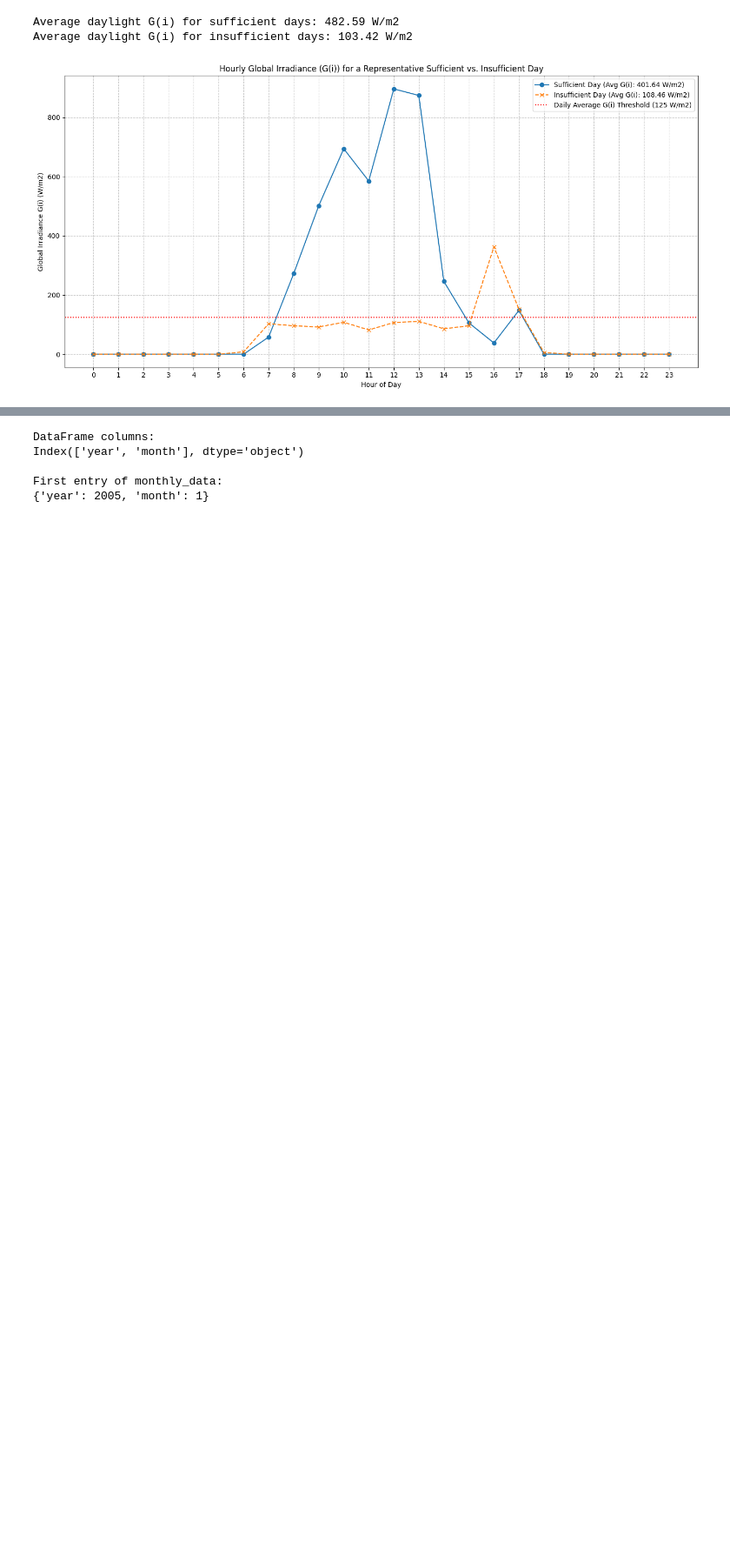
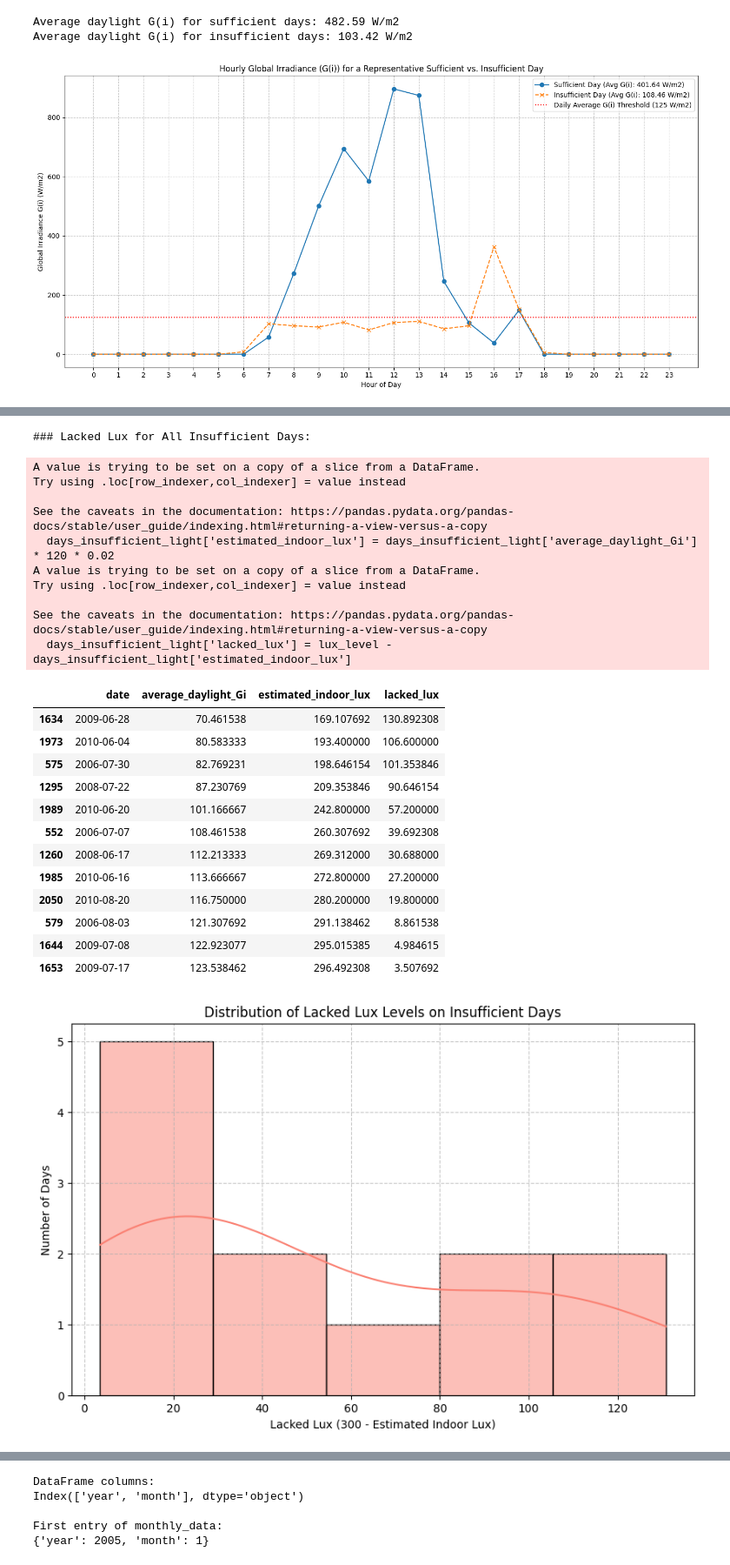
Before and after one commit to hmnaz213/native, a Jupyter notebook: z1_bedroom_lighting_design.ipynb, the cells around one changed output, grey strips where cells are left out. Shown at 87% size. Saved outputs shown, nothing was run; the diff lists cells and outputs as text; code cells hidden in the pictures; blank space fills up the shorter version.

```diff
--- a/z1_bedroom_lighting_design.ipynb
+++ b/z1_bedroom_lighting_design.ipynb
@@ -319,0 +322,43 @@ plt.show()
+# %%
+# Calculate estimated indoor lux for insufficient days
+days_insufficient_light['estimated_indoor_lux'] = days_insufficient_light['average_daylight_Gi'] * 120 * 0.02
+# Calculate lacked lux (target 300 lux - estimated indoor lux)
+days_insufficient_light['lacked_lux'] = lux_level - days_insufficient_light['estimated_indoor_lux']
+
+print("### Lacked Lux for All Insufficient Days:")
+display(days_insufficient_light.sort_values(by='lacked_lux', ascending=False))
+
+# Visualize the distribution of lacked lux
+plt.figure(figsize=(10, 6))
+sns.histplot(days_insufficient_light['lacked_lux'], bins=5, kde=True, color='salmon')
+plt.title('Distribution of Lacked Lux Levels on Insufficient Days')
+plt.xlabel('Lacked Lux (300 - Estimated Indoor Lux)')
+plt.ylabel('Number of Days')
+plt.grid(True, linestyle='--', alpha=0.7)
+plt.show()
+# %% [output]
+### Lacked Lux for All Insufficient Days:
+A value is trying to be set on a copy of a slice from a DataFrame.
+Try using .loc[row_indexer,col_indexer] = value instead
+
+See the caveats in the documentation: https://pandas.pydata.org/pandas-docs/stable/user_guide/indexing.html#returning-a-view-versus-a-copy
+  days_insufficient_light['estimated_indoor_lux'] = days_insufficient_light['average_daylight_Gi'] * 120 * 0.02
+A value is trying to be set on a copy of a slice from a DataFrame.
+Try using .loc[row_indexer,col_indexer] = value instead
+
+See the caveats in the documentation: https://pandas.pydata.org/pandas-docs/stable/user_guide/indexing.html#returning-a-view-versus-a-copy
+  days_insufficient_light['lacked_lux'] = lux_level - days_insufficient_light['estimated_indoor_lux']
+|  | date | average_daylight_Gi | estimated_indoor_lux | lacked_lux |
+| 1634 | 2009-06-28 | 70.461538 | 169.107692 | 130.892308 |
+| 1973 | 2010-06-04 | 80.583333 | 193.400000 | 106.600000 |
+| 575 | 2006-07-30 | 82.769231 | 198.646154 | 101.353846 |
+| 1295 | 2008-07-22 | 87.230769 | 209.353846 | 90.646154 |
+| 1989 | 2010-06-20 | 101.166667 | 242.800000 | 57.200000 |
+| 552 | 2006-07-07 | 108.461538 | 260.307692 | 39.692308 |
+| 1260 | 2008-06-17 | 112.213333 | 269.312000 | 30.688000 |
+| 1985 | 2010-06-16 | 113.666667 | 272.800000 | 27.200000 |
+| 2050 | 2010-08-20 | 116.750000 | 280.200000 | 19.800000 |
+| 579 | 2006-08-03 | 121.307692 | 291.138462 | 8.861538 |
+| 1644 | 2009-07-08 | 122.923077 | 295.015385 | 4.984615 |
+| 1653 | 2009-07-17 | 123.538462 | 296.492308 | 3.507692 |
+[figure, added]
```
Also changed, not shown: parts of 12 cells of this notebook.
